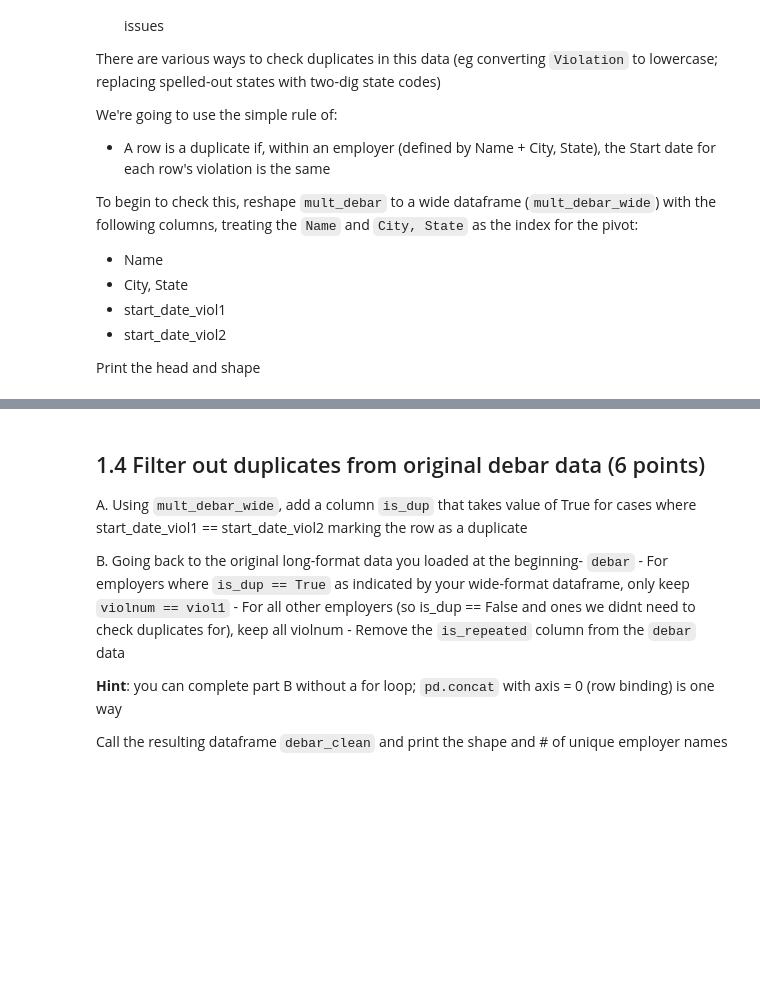
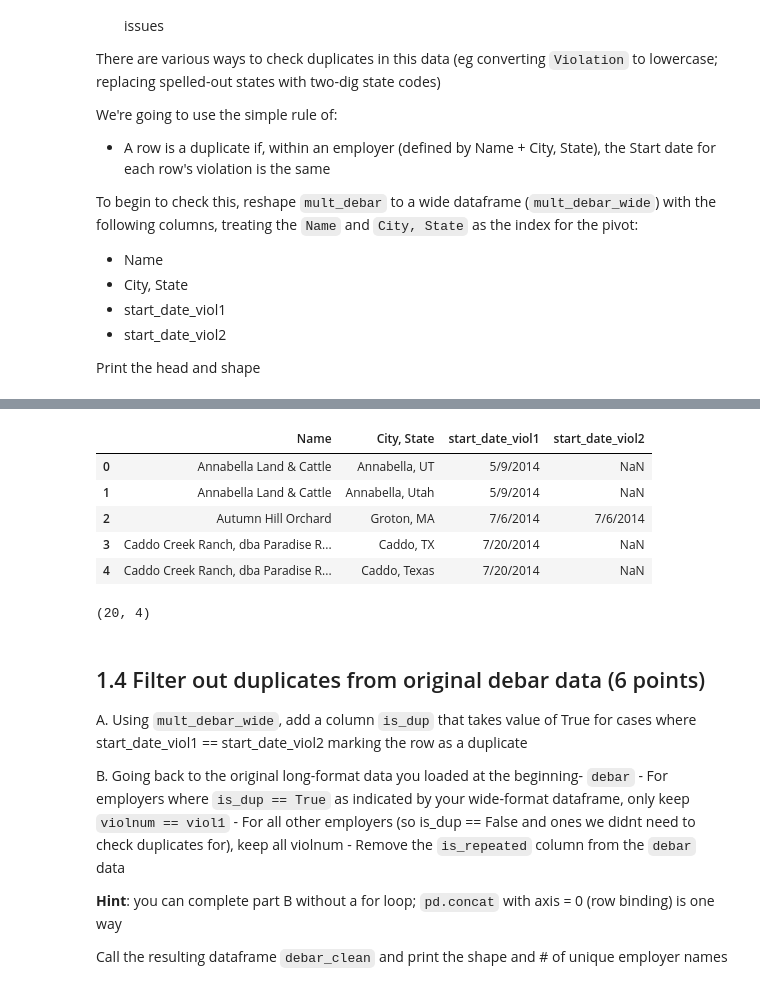
Before and after one commit to noahamidon/QSS20_PSETs, a Jupyter notebook: PSET 2/pset2_blank.ipynb, the cells around one changed output, grey strips where cells are left out. Cells and saved outputs as stored; diff of their text form; code cells hidden in the pictures; blank space fills up the shorter version.

```diff
--- a/PSET 2/pset2_blank.ipynb
+++ b/PSET 2/pset2_blank.ipynb
@@ -134,3 +131,21 @@ SyntaxError: expected argument value expression (985818668.py, line 1)
+# %%
+mult_debar = mult_debar.sort_values(by=['Name', 'City, State', 'Start date'])
+mult_debar['violnum'] = mult_debar.groupby(['Name', 'City, State']).cumcount() + 1
+
+mult_debar_wide = mult_debar.pivot(index=['Name', 'City, State'],
+                                   columns='violnum',
+                                   values='Start date').reset_index()
+mult_debar_wide.columns = ["Name", "City, State", "start_date_viol1", "start_date_viol2"]
+mult_debar_wide.head()
+mult_debar_wide.shape
+# %% [output]
+|  | Name | City, State | start_date_viol1 | start_date_viol2 |
+| 0 | Annabella Land & Cattle | Annabella, UT | 5/9/2014 | NaN |
+| 1 | Annabella Land & Cattle | Annabella, Utah | 5/9/2014 | NaN |
+| 2 | Autumn Hill Orchard | Groton, MA | 7/6/2014 | 7/6/2014 |
+| 3 | Caddo Creek Ranch, dba Paradise R... | Caddo, TX | 7/20/2014 | NaN |
+| 4 | Caddo Creek Ranch, dba Paradise R... | Caddo, Texas | 7/20/2014 | NaN |
+(20, 4)
 # %% [markdown]
 ## 1.4 Filter out duplicates from original debar data (6 points)
 
```
Also changed, not shown: parts of 3 cells of this notebook.
